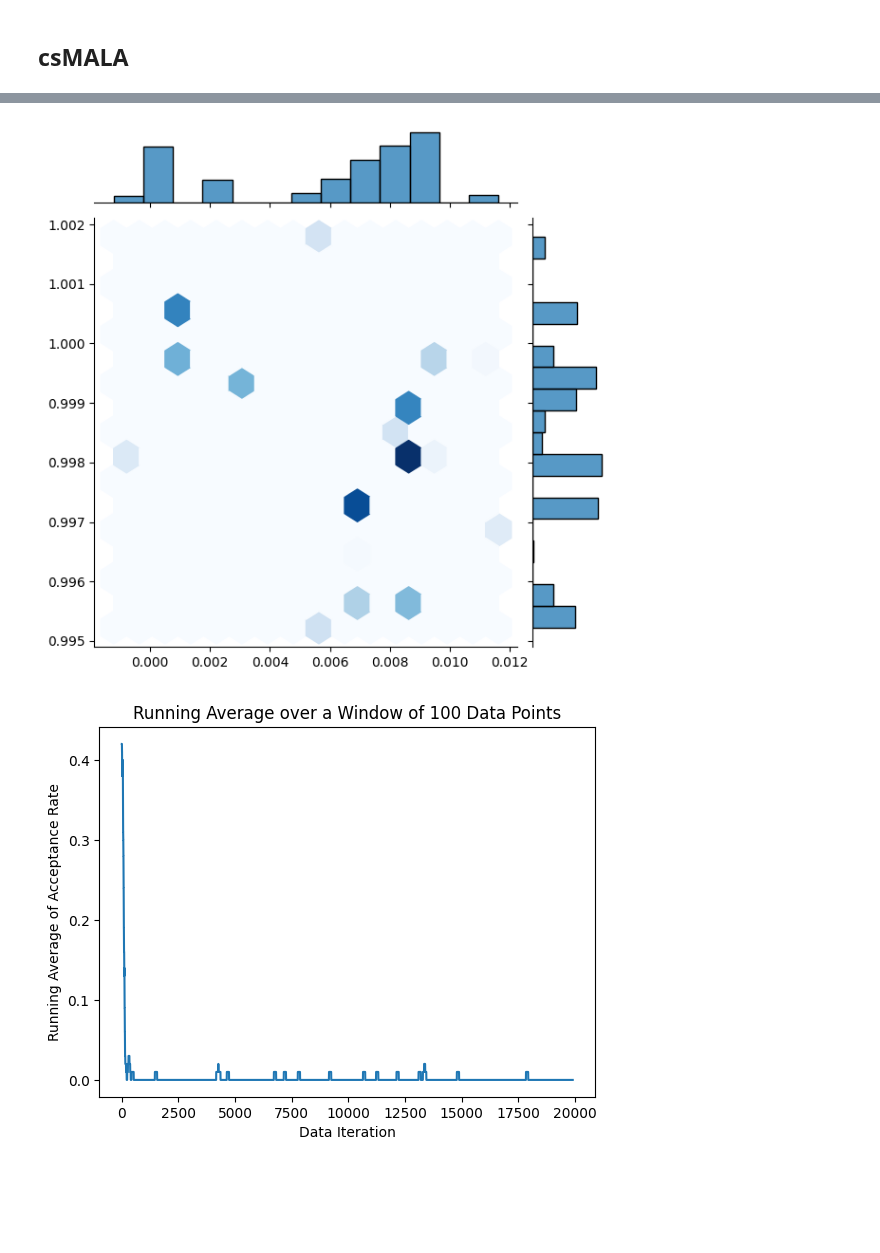
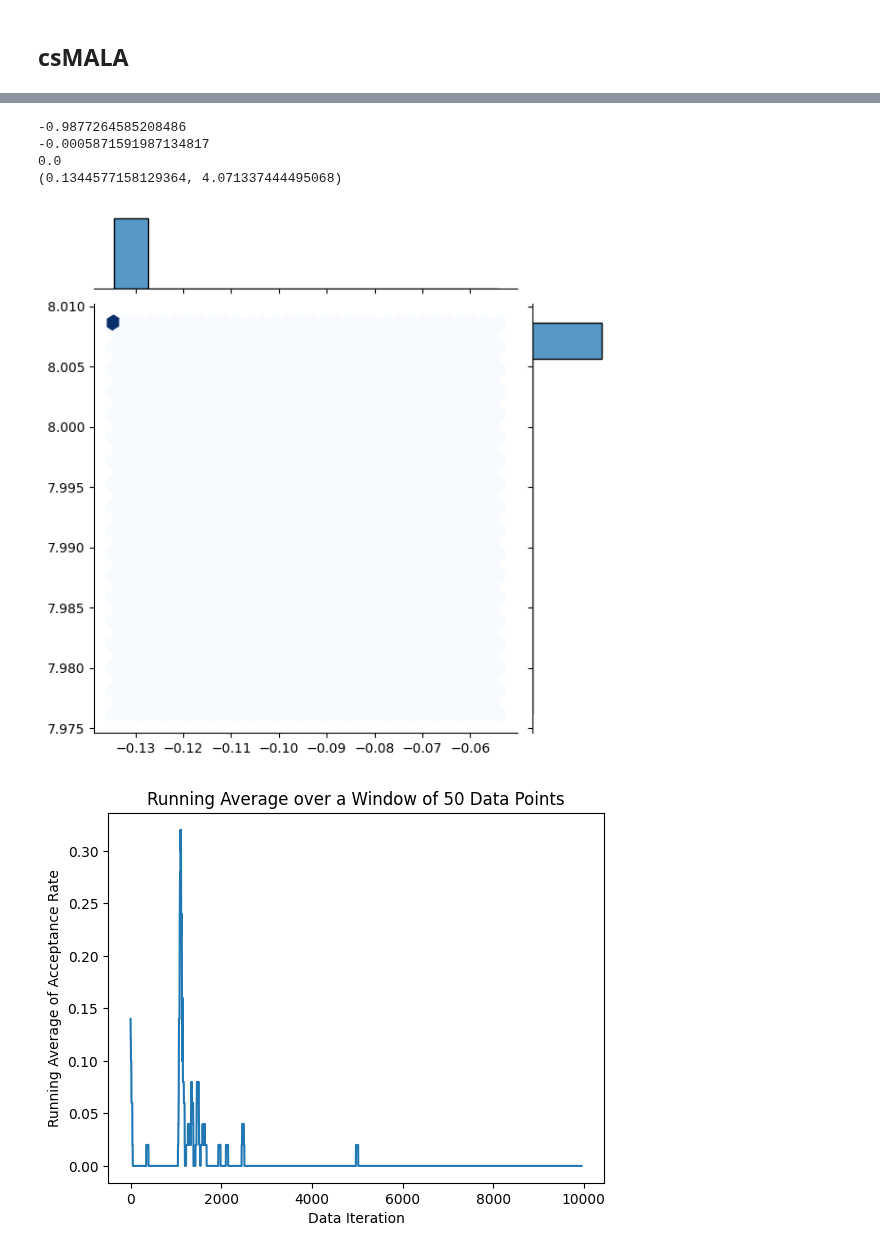
Before and after one commit to fnnrth/bt_MCMC_big_data, a Jupyter notebook: rundown_notebook.ipynb, the cells around one changed output, grey strips where cells are left out. Saved outputs shown, nothing was run; the diff lists cells and outputs as text; code cells hidden in the pictures; blank space fills up the shorter version.

```diff
--- a/rundown_notebook.ipynb
+++ b/rundown_notebook.ipynb
@@ -350,7 +367,6 @@ plt_samples(plot_samples)
 # %% [markdown]
 ## csMALA
 # %%
-import numpy as np
 #Useful functions csMALA
 
 def bernoulli_sampling(data, sampling_perc):
@@ -362,6 +378,7 @@ def bernoulli_sampling(data, sampling_perc):
     return subsample
 
 #Test
-data = np.array([1, 2, 3, 4, 5])
-test = bernoulli_sampling(data, 0.5)
-print(test)
+#array = np.arange(10000)
+#test = bernoulli_sampling(array, 0.5)
+#print(test)
+#print(test.size)
@@ -421,15 +437,17 @@ def csMALA(data, lkhd_function, proposal_function, initial_theta, num_iterations
 # %%
 # csMALA
 # Parameters
-data = normal_param_data
-lkhd = Normal_param_loglkhd()
+data = bimodal_data
+lkhd = Bimodal_norm_param_loglkhd()
 proposal = Langevin_Sampler()
 initial_theta = np.array([2,4])
-num_iterations = 2*10**4
+num_iterations = 10**4
 stepsize = 0.1
-gradient_scaler = 0.01
-subsampling_perc = 1
-correction_scaler = 1
-samples, accepted, acceptence_prob, lkhd, correction_term = csMALA(data, lkhd, proposal, initial_theta, num_iterations, stepsize, gradient_scaler, subsampling_perc, correction_scaler)
+gradient_scaler = 1
+subsampling_perc = 0.001
+correction_scaler = 0.1
+lkhd_scaler = data.size*(1/subsampling_perc)*0.001
+
+samples, accepted, acceptence_prob, lkhd, lkhd_diff, correction_term = csMALA(data, lkhd, proposal, initial_theta, num_iterations, stepsize, gradient_scaler, subsampling_perc, correction_scaler,lkhd_scaler)
 print("SUCCESFULLY RAN csMALA")
 # %% [output]
@@ -437,2 +454,0 @@ print("SUCCESFULLY RAN csMALA")
-# %%
-plot_running_average(correction_term,100)
@@ -441,8 +455,20 @@ plot_running_average(correction_term,100)
-# %%
-plot_samples = create_sample(samples, 1000,10)
-
-plt_samples(plot_samples)
-plot_running_average(accepted, 100)
-# %% [output]
-[figure, removed]
-[figure, removed]
+# %%
+print(np.median(lkhd))
+print(np.median(correction_term))
+print(np.median(acceptence_prob))
+
+plot_samples = create_sample(samples, 5000,5)
+print(sample_quality_score(plot_samples, np.array([0,8])))
+
+plt_samples(plot_samples)
+
+plot_running_average(accepted,50)
+
+plot_running_average(lkhd_diff, 50)
+# %% [output]
+-0.9877264585208486
+-0.0005871591987134817
+0.0
+(0.1344577158129364, 4.071337444495068)
+[figure, added]
+[figure, added]
```
Also changed, not shown: parts of 15 cells of this notebook.
